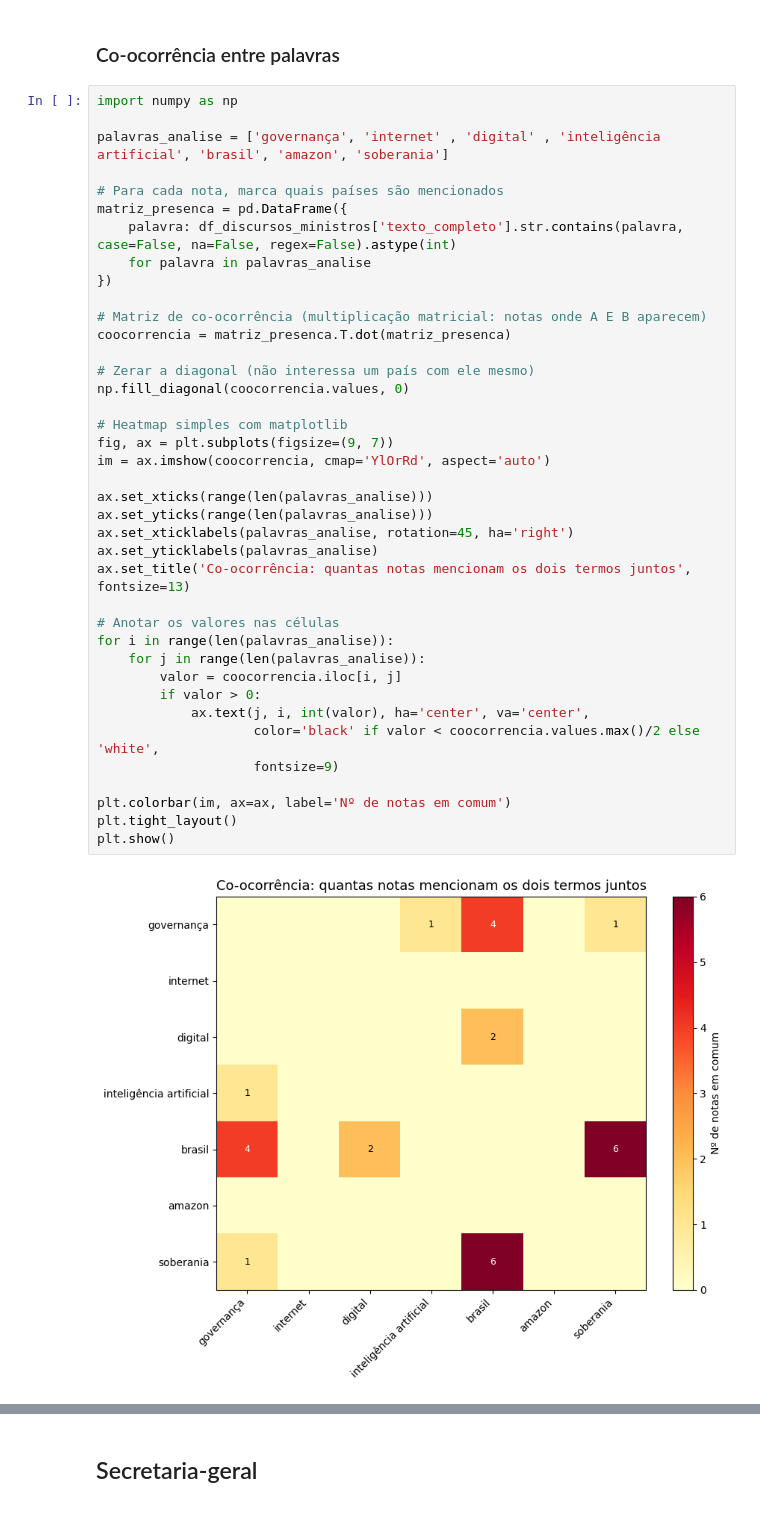
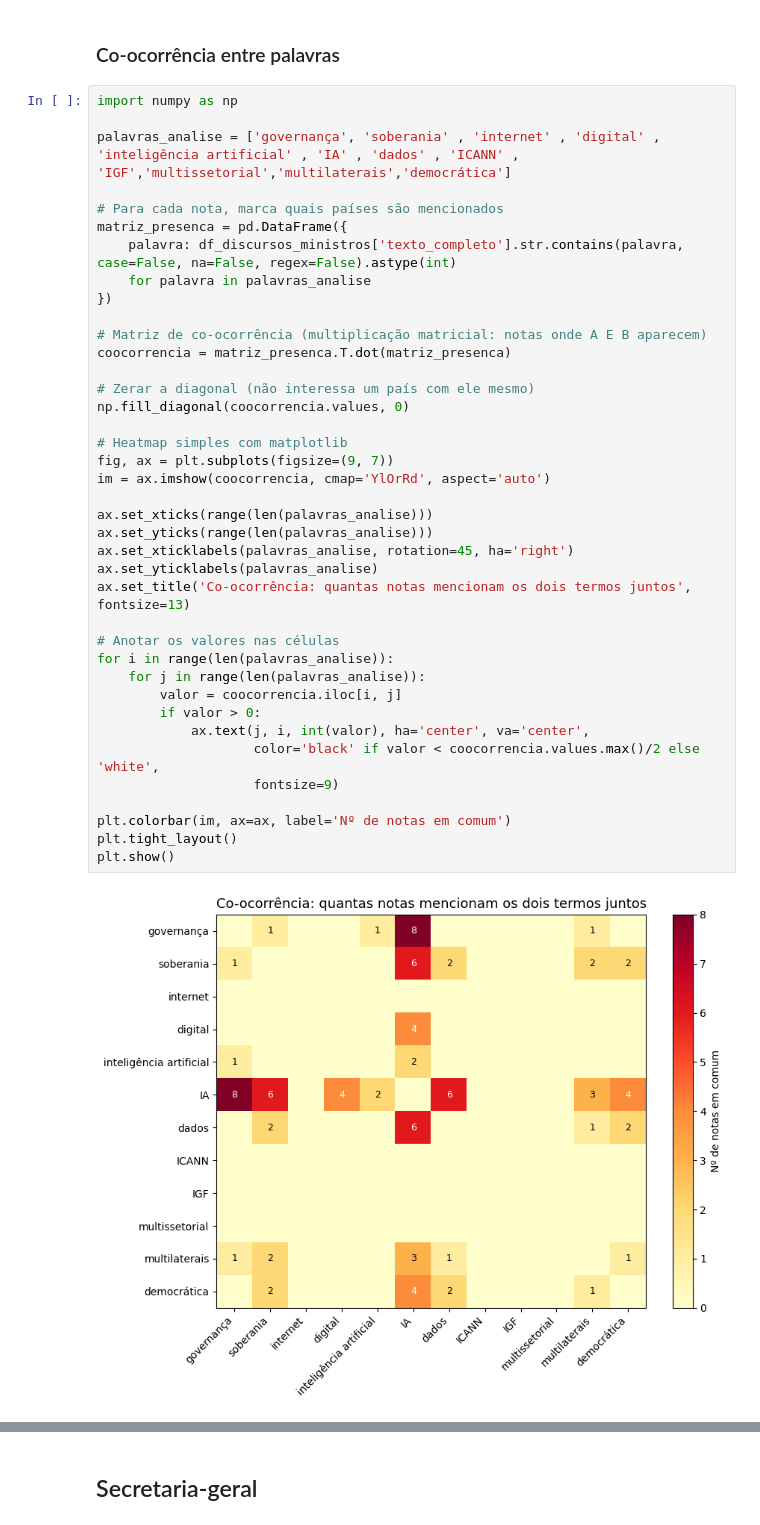
Before and after one commit to juborduchi/governanca-digital_mre, a Jupyter notebook: notebooks/analise_discursos_artigos_entrevistas.ipynb, the cells around one changed output, grey strips where cells are left out. Cells and saved outputs as stored; diff of their text form.

```diff
--- a/notebooks/analise_discursos_artigos_entrevistas.ipynb
+++ b/notebooks/analise_discursos_artigos_entrevistas.ipynb
@@ -549,7 +595,7 @@ plt.show()
 # %%
 import numpy as np
 
-palavras_analise = ['governança', 'internet' , 'digital' , 'inteligência artificial', 'brasil', 'amazon', 'soberania']
+palavras_analise = ['governança', 'soberania' , 'internet' , 'digital' , 'inteligência artificial' , 'IA' , 'dados' , 'ICANN' , 'IGF','multissetorial','multilaterais','democrática']
 
 # Para cada nota, marca quais países são mencionados
 matriz_presenca = pd.DataFrame({
@@ -559,31 +605,31 @@ matriz_presenca = pd.DataFrame({
 
 # Matriz de co-ocorrência (multiplicação matricial: notas onde A E B aparecem)
 coocorrencia = matriz_presenca.T.dot(matriz_presenca)
 
 # Zerar a diagonal (não interessa um país com ele mesmo)
 np.fill_diagonal(coocorrencia.values, 0)
 
 # Heatmap simples com matplotlib
 fig, ax = plt.subplots(figsize=(9, 7))
 im = ax.imshow(coocorrencia, cmap='YlOrRd', aspect='auto')
 
 ax.set_xticks(range(len(palavras_analise)))
 ax.set_yticks(range(len(palavras_analise)))
 ax.set_xticklabels(palavras_analise, rotation=45, ha='right')
 ax.set_yticklabels(palavras_analise)
 ax.set_title('Co-ocorrência: quantas notas mencionam os dois termos juntos', fontsize=13)
 
 # Anotar os valores nas células
 for i in range(len(palavras_analise)):
     for j in range(len(palavras_analise)):
         valor = coocorrencia.iloc[i, j]
         if valor > 0:
             ax.text(j, i, int(valor), ha='center', va='center',
                     color='black' if valor < coocorrencia.values.max()/2 else 'white',
                     fontsize=9)
 
 plt.colorbar(im, ax=ax, label='Nº de notas em comum')
 plt.tight_layout()
 plt.show()
 # %% [output]
-[figure, old version]
+[figure, new version]
```
Also changed, not shown: parts of 35 cells of this notebook.
